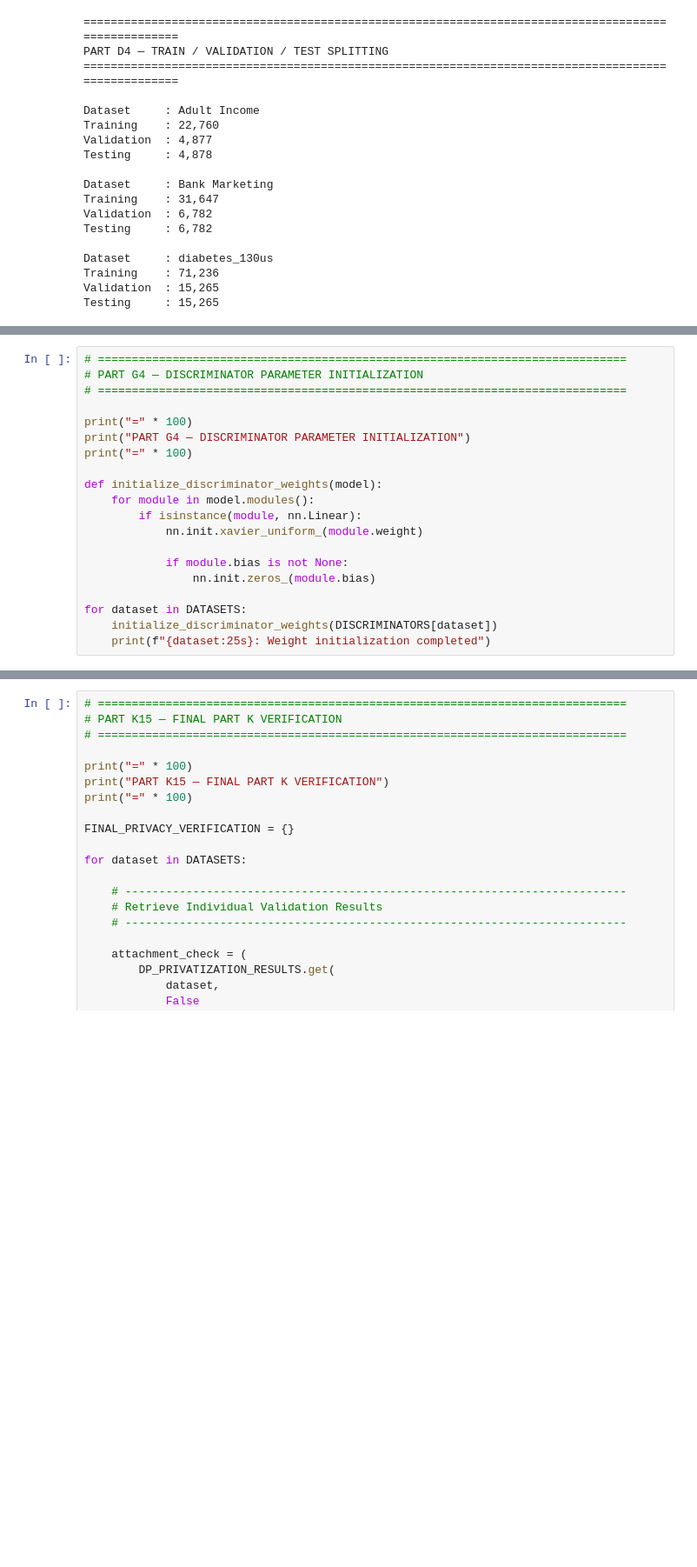
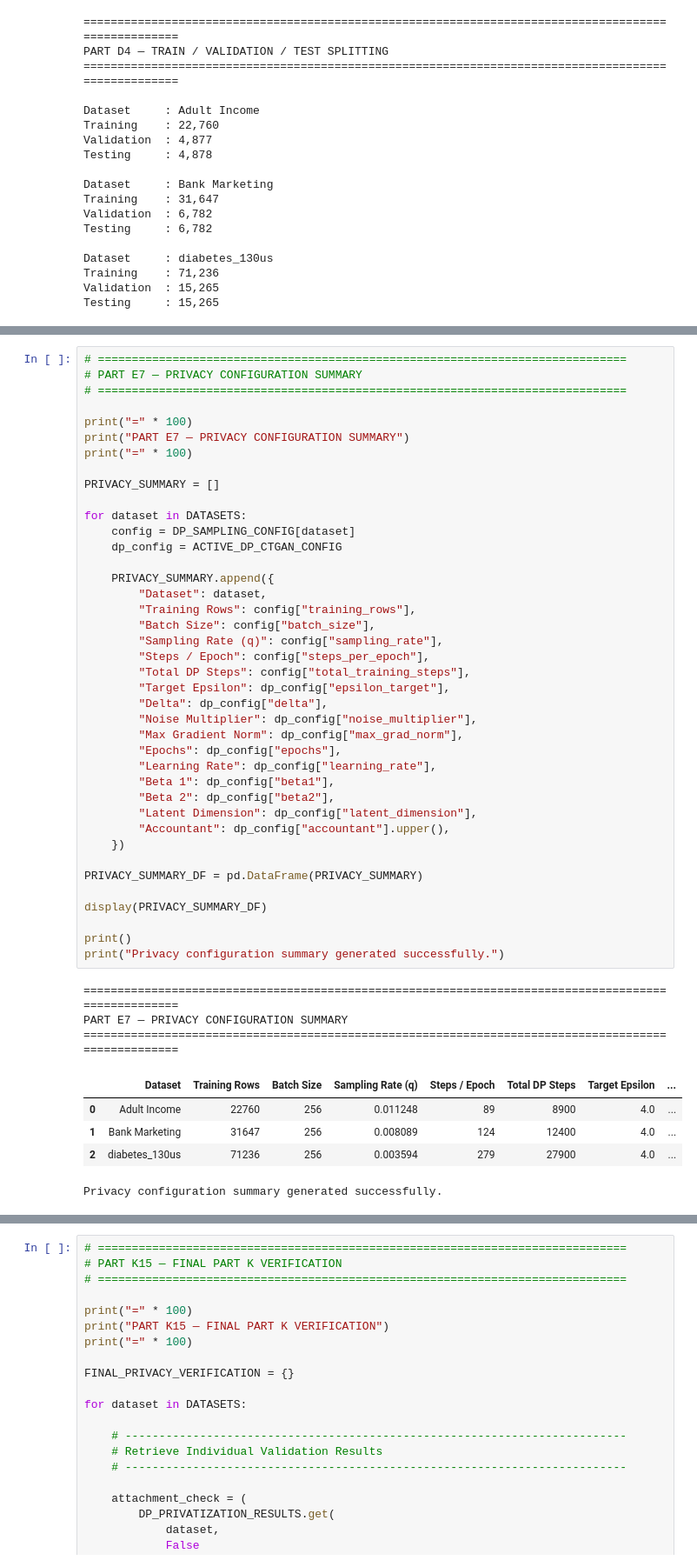
Before and after one commit to amzad-786githumb/Privacy-Preserving-Synthetic-Tabular-Data-Generation-Using-Generative-Adversarial-Networks, a Jupyter notebook: 06_Privacy_Preserving_CTGAN.ipynb, the cells around one changed output, grey strips where cells are left out. Shown at 87% size. Saved outputs shown, nothing was run; the diff lists cells and outputs as text; blank space fills up the shorter version.

```diff
--- a/06_Privacy_Preserving_CTGAN.ipynb
+++ b/06_Privacy_Preserving_CTGAN.ipynb
@@ -3569,20 +1846,0 @@ Training Mode   : True
-# %%
-# ==============================================================================
-# PART G4 — DISCRIMINATOR PARAMETER INITIALIZATION
-# ==============================================================================
-
-print("=" * 100)
-print("PART G4 — DISCRIMINATOR PARAMETER INITIALIZATION")
-print("=" * 100)
-
-def initialize_discriminator_weights(model):
-    for module in model.modules():
-        if isinstance(module, nn.Linear):
-            nn.init.xavier_uniform_(module.weight)
-
-            if module.bias is not None:
-                nn.init.zeros_(module.bias)
-
-for dataset in DATASETS:
-    initialize_discriminator_weights(DISCRIMINATORS[dataset])
-    print(f"{dataset:25s}: Weight initialization completed")
@@ -6141,0 +3326,49 @@ Privatized Discriminator forward-pass validation: PASS
+# %%
+# ==============================================================================
+# PART E7 — PRIVACY CONFIGURATION SUMMARY
+# ==============================================================================
+
+print("=" * 100)
+print("PART E7 — PRIVACY CONFIGURATION SUMMARY")
+print("=" * 100)
+
+PRIVACY_SUMMARY = []
+
+for dataset in DATASETS:
+    config = DP_SAMPLING_CONFIG[dataset]
+    dp_config = ACTIVE_DP_CTGAN_CONFIG
+
+    PRIVACY_SUMMARY.append({
+        "Dataset": dataset,
+        "Training Rows": config["training_rows"],
+        "Batch Size": config["batch_size"],
+        "Sampling Rate (q)": config["sampling_rate"],
+        "Steps / Epoch": config["steps_per_epoch"],
+        "Total DP Steps": config["total_training_steps"],
+        "Target Epsilon": dp_config["epsilon_target"],
+        "Delta": dp_config["delta"],
+        "Noise Multiplier": dp_config["noise_multiplier"],
+        "Max Gradient Norm": dp_config["max_grad_norm"],
+        "Epochs": dp_config["epochs"],
+        "Learning Rate": dp_config["learning_rate"],
+        "Beta 1": dp_config["beta1"],
+        "Beta 2": dp_config["beta2"],
+        "Latent Dimension": dp_config["latent_dimension"],
+        "Accountant": dp_config["accountant"].upper(),
+    })
+
+PRIVACY_SUMMARY_DF = pd.DataFrame(PRIVACY_SUMMARY)
+
+display(PRIVACY_SUMMARY_DF)
+
+print()
+print("Privacy configuration summary generated successfully.")
+# %% [output]
+====================================================================================================
+PART E7 — PRIVACY CONFIGURATION SUMMARY
+====================================================================================================
+|  | Dataset | Training Rows | Batch Size | Sampling Rate (q) | Steps / Epoch | Total DP Steps | Target Epsilon | ... |
+| 0 | Adult Income | 22760 | 256 | 0.011248 | 89 | 8900 | 4.0 | ... |
+| 1 | Bank Marketing | 31647 | 256 | 0.008089 | 124 | 12400 | 4.0 | ... |
+| 2 | diabetes_130us | 71236 | 256 | 0.003594 | 279 | 27900 | 4.0 | ... |
+Privacy configuration summary generated successfully.
```
Also changed, not shown: parts of 194 cells of this notebook.
